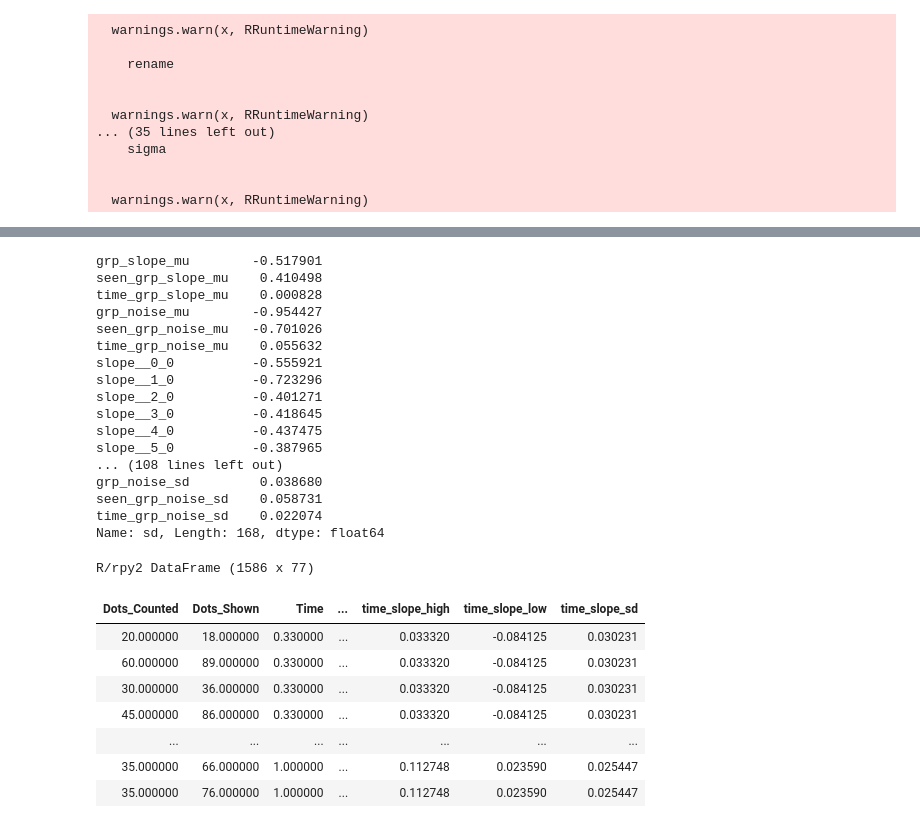
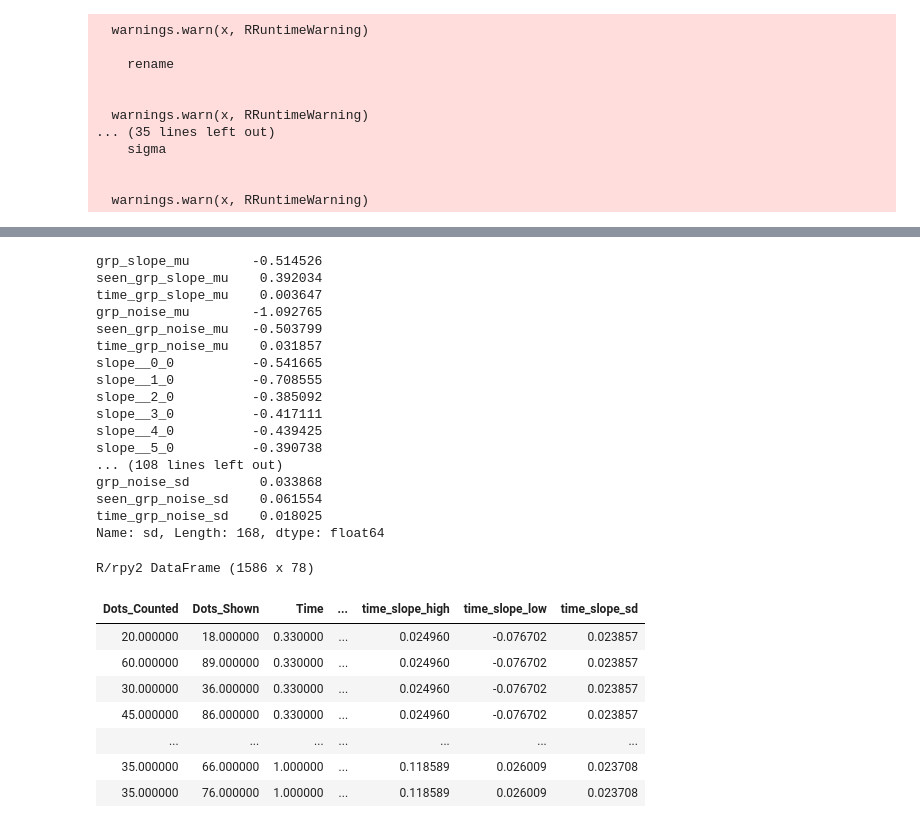
Before and after one commit to samcheyette/eye_tracker_counting, a Jupyter notebook: weber_time_estimation.ipynb, the cells around one changed output, grey strips where cells are left out. Cells and saved outputs as stored; diff of their text form; code cells hidden in the pictures.

```diff
--- a/weber_time_estimation.ipynb
+++ b/weber_time_estimation.ipynb
@@ -58,8 +58,8 @@ Attaching package: ‘dplyr’
   warnings.warn(x, RRuntimeWarning)
 # %%
 %%R --o data_resp
-
-data_resp_loc <- read.csv("data/estimation_dot_gaze.csv", sep="\t")
+data_resp_loc <- read.csv("r_data/r_resp_300.csv")
+#data_resp_loc <- read.csv("data/estimation_dot_gaze.csv", sep="\t")
 data_tracker <- read.csv("data/estimation_tracker_data.csv", sep="\t")
 data_tracker$trial_id <- data_tracker$trial_id - 1
 data_resp_loc$trial_id <- data_resp_loc$trial_id - 1
@@ -87,18 +87,27 @@ data_resp <- data_resp_loc %>%
 
       mutate(err=Dots_Counted - Dots_Shown) %>%
       mutate(abs_err = abs(err)) %>%
-      mutate(within_x = 2/(1 + exp(-0.6 -0.2*belowX)) - 1) %>%
+        ##NNNEEEWWW
+
+      mutate(within_x=(p_foveal > 2)*1) %>%
+      #mutate(within_x = 2/(1 + exp(-0.6 -0.2*belowX)) - 1) %>%
       group_by(trial_id) %>%
-      mutate(belowX = mean(belowX)) %>%
+      mutate(below_X=mean(p_foveal)) %>%
+      #mutate(belowX = mean(belowX)) %>%
       mutate(within_x = mean(within_x)) %>%
       mutate(nLooks=mean(nLooks)) %>%
      # mutate(within_x=mean(pInGaze)) %>%
 
-      mutate(within_x_tot = sum(within_x)) %>%
+    #mutate(pathLength = mean(pathLength)) %>%
+
+        ##NNNEEEWWW
+     mutate(within_x_tot = sum(within_x)) %>%
       mutate(nLooks = mean(nLooks)) %>%
-      mutate(pathLength = mean(pathLength)) %>%
+      mutate(pathLength=mean(fix_PL)) %>%
       mutate(medFix = mean(medFix)) %>%
-      mutate(mean_dist=sum(gazeDist)/Dots_Shown) %>%
+      mutate(mean_dist=mean(fix_PL)) %>%
+      mutate(pctArea=mean(area)) %>%
+      #mutate(mean_dist=sum(gazeDist)/Dots_Shown) %>%
       mutate(mean_abs_err = mean(abs_err)) %>%
       mutate(pct_err=err/Dots_Shown) %>%
         mutate(abs_pct_err=abs_err/Dots_Shown) %>%
@@ -177,7 +186,7 @@ with pm.Model() as mod:
     #weber_grp_sd = pm.HalfNormal("weber_grp_sd",sd=1,testval=0.25)
 
     slope_grp_mu = pm.Normal("grp_slope_mu", mu=0, sd=5,testval=0)
-    seen_slope_grp_mu = pm.Normal("seen_grp_slope_mu",mu=2, sd=1,testval=0.0)
+    seen_slope_grp_mu = pm.Normal("seen_grp_slope_mu",mu=0, sd=10,testval=0.0)
     time_slope_grp_mu = pm.Normal("time_grp_slope_mu",mu=0, sd=10,testval=0.0)
 
     noise_grp_mu = pm.Normal("grp_noise_mu", mu=0, sd=5,testval=0)
@@ -285,56 +295,57 @@ for i in range(len(rownames)):
 
     else:
         if rowname not in vals:
             vals[rowname] = [summary_mean[i] for _ in range(n_per_group)]
             vals[rowname+"_sd"] = [summary_sd[i] for _ in range(n_per_group)]
             vals[rowname+"_low"] = [summary_low[i] for _ in range(n_per_group)]
             vals[rowname+"_high"] = [summary_high[i] for _ in range(n_per_group)]
         else:
             vals[rowname] += [summary_mean[i] for _ in range(n_per_group)]
             vals[rowname+"_sd"] += [summary_sd[i] for _ in range(n_per_group)]
             vals[rowname+"_low"] += [summary_low[i] for _ in range(n_per_group)]
             vals[rowname+"_high"] += [summary_high[i] for _ in range(n_per_group)]
 
    # print((i, (i%n_groups), rownames[i], summary_mean[i]))
 
 vals["pid"] = np.ravel(pid)
 vals["Time"] = np.ravel(times)
 vals["seen"] = np.ravel(seen)
+vals["pct_area"] = np.ravel(pct_area)
 
 vals["Dots_Shown"] = np.ravel(dots_shown)
 vals["Dots_Counted"] = np.ravel(dots_counted)
 
 
 sum_vals=pd.DataFrame(vals)
 #print(seen.shape)
 pandas2ri.py2ri(sum_vals)
 # %% [output]
-grp_slope_mu        -0.517901
-seen_grp_slope_mu    0.410498
-time_grp_slope_mu    0.000828
-grp_noise_mu        -0.954427
-seen_grp_noise_mu   -0.701026
-time_grp_noise_mu    0.055632
-slope__0_0          -0.555921
-slope__1_0          -0.723296
-slope__2_0          -0.401271
-slope__3_0          -0.418645
-slope__4_0          -0.437475
-slope__5_0          -0.387965
+grp_slope_mu        -0.514526
+seen_grp_slope_mu    0.392034
+time_grp_slope_mu    0.003647
+grp_noise_mu        -1.092765
+seen_grp_noise_mu   -0.503799
+time_grp_noise_mu    0.031857
+slope__0_0          -0.541665
+slope__1_0          -0.708555
+slope__2_0          -0.385092
+slope__3_0          -0.417111
+slope__4_0          -0.439425
+slope__5_0          -0.390738
 ... (108 lines left out)
-grp_noise_sd         0.038680
-seen_grp_noise_sd    0.058731
-time_grp_noise_sd    0.022074
+grp_noise_sd         0.033868
+seen_grp_noise_sd    0.061554
+time_grp_noise_sd    0.018025
 Name: sd, Length: 168, dtype: float64
-R/rpy2 DataFrame (1586 x 77)
+R/rpy2 DataFrame (1586 x 78)
 | Dots_Counted | Dots_Shown | Time | ... | time_slope_high | time_slope_low | time_slope_sd |
-| 20.000000 | 18.000000 | 0.330000 | ... | 0.033320 | -0.084125 | 0.030231 |
-| 60.000000 | 89.000000 | 0.330000 | ... | 0.033320 | -0.084125 | 0.030231 |
-| 30.000000 | 36.000000 | 0.330000 | ... | 0.033320 | -0.084125 | 0.030231 |
-| 45.000000 | 86.000000 | 0.330000 | ... | 0.033320 | -0.084125 | 0.030231 |
+| 20.000000 | 18.000000 | 0.330000 | ... | 0.024960 | -0.076702 | 0.023857 |
+| 60.000000 | 89.000000 | 0.330000 | ... | 0.024960 | -0.076702 | 0.023857 |
+| 30.000000 | 36.000000 | 0.330000 | ... | 0.024960 | -0.076702 | 0.023857 |
+| 45.000000 | 86.000000 | 0.330000 | ... | 0.024960 | -0.076702 | 0.023857 |
 | ... | ... | ... | ... | ... | ... | ... |
-| 35.000000 | 66.000000 | 1.000000 | ... | 0.112748 | 0.023590 | 0.025447 |
-| 35.000000 | 76.000000 | 1.000000 | ... | 0.112748 | 0.023590 | 0.025447 |
+| 35.000000 | 66.000000 | 1.000000 | ... | 0.118589 | 0.026009 | 0.023708 |
+| 35.000000 | 76.000000 | 1.000000 | ... | 0.118589 | 0.026009 | 0.023708 |
 # %%
 %%R -i sum_vals summary
 
```
Also changed, not shown: parts of 2 cells of this notebook, 6 other files.
